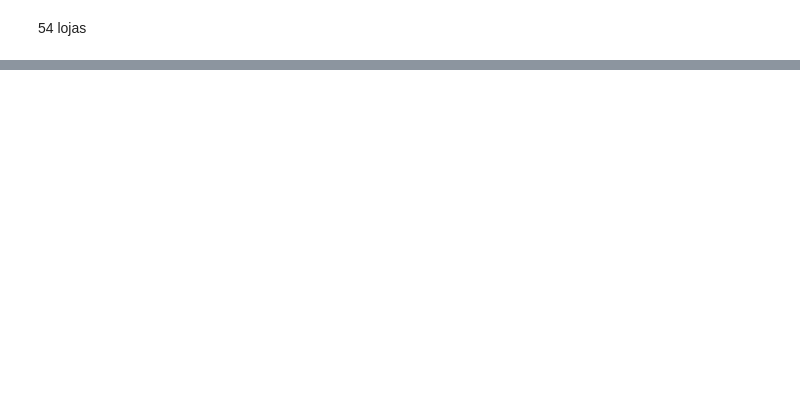
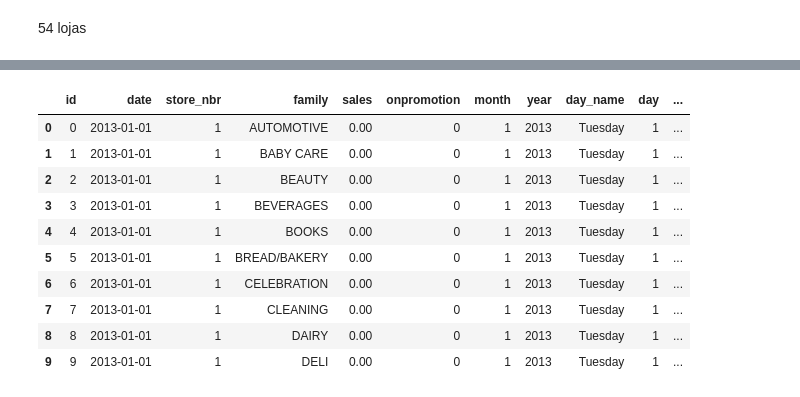
Before and after one commit to thiagomout/datamining, a Jupyter notebook: store_sales/prediction_store_sales.ipynb, the cells around one changed output, grey strips where cells are left out. Cells and saved outputs as stored; diff of their text form; code cells hidden in the pictures; blank space fills up the shorter version.

```diff
--- a/store_sales/prediction_store_sales.ipynb
+++ b/store_sales/prediction_store_sales.ipynb
@@ -222,0 +343,3 @@ plt.show()
+# %%
+train_df=df_train.merge(stores,on='store_nbr')
+test_df=df_test.merge(stores,on='store_nbr')
@@ -222,0 +414,4 @@ plt.show()
+# %%
+oil = oil.set_index('date').dcoilwtico.interpolate(method='linear').to_frame()
+# %%
+oil['date_str'] = oil.index.astype(str)
@@ -222,0 +428,19 @@ plt.show()
+# %%
+train_df['date_str'] = train_df.date.astype(str)
+
+train_df = pd.merge(train_df,oil,how='left',on='date_str')
+train_df.drop(columns='date_str',axis=1,inplace=True)
+# %%
+train_df.head(10)
+# %% [output]
+|  | id | date | store_nbr | family | sales | onpromotion | month | year | day_name | day | ... |
+| 0 | 0 | 2013-01-01 | 1 | AUTOMOTIVE | 0.00 | 0 | 1 | 2013 | Tuesday | 1 | ... |
+| 1 | 1 | 2013-01-01 | 1 | BABY CARE | 0.00 | 0 | 1 | 2013 | Tuesday | 1 | ... |
+| 2 | 2 | 2013-01-01 | 1 | BEAUTY | 0.00 | 0 | 1 | 2013 | Tuesday | 1 | ... |
+| 3 | 3 | 2013-01-01 | 1 | BEVERAGES | 0.00 | 0 | 1 | 2013 | Tuesday | 1 | ... |
+| 4 | 4 | 2013-01-01 | 1 | BOOKS | 0.00 | 0 | 1 | 2013 | Tuesday | 1 | ... |
+| 5 | 5 | 2013-01-01 | 1 | BREAD/BAKERY | 0.00 | 0 | 1 | 2013 | Tuesday | 1 | ... |
+| 6 | 6 | 2013-01-01 | 1 | CELEBRATION | 0.00 | 0 | 1 | 2013 | Tuesday | 1 | ... |
+| 7 | 7 | 2013-01-01 | 1 | CLEANING | 0.00 | 0 | 1 | 2013 | Tuesday | 1 | ... |
+| 8 | 8 | 2013-01-01 | 1 | DAIRY | 0.00 | 0 | 1 | 2013 | Tuesday | 1 | ... |
+| 9 | 9 | 2013-01-01 | 1 | DELI | 0.00 | 0 | 1 | 2013 | Tuesday | 1 | ... |
```
Also changed, not shown: parts of 115 cells of this notebook, 8 other files.
